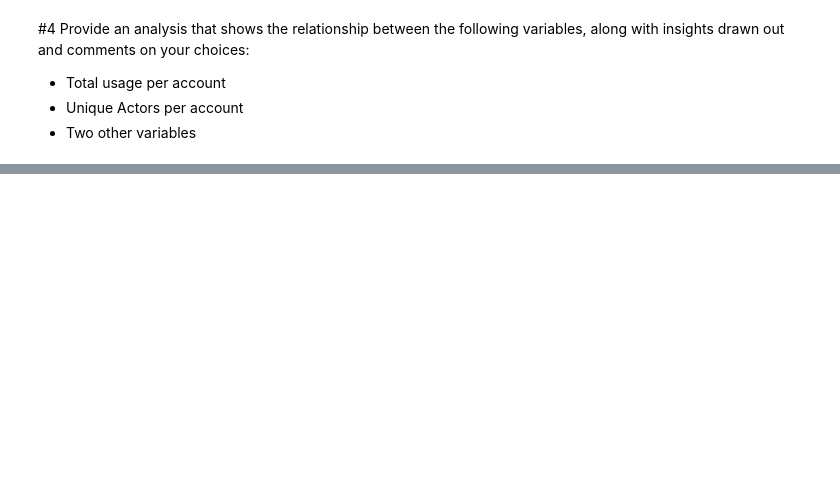
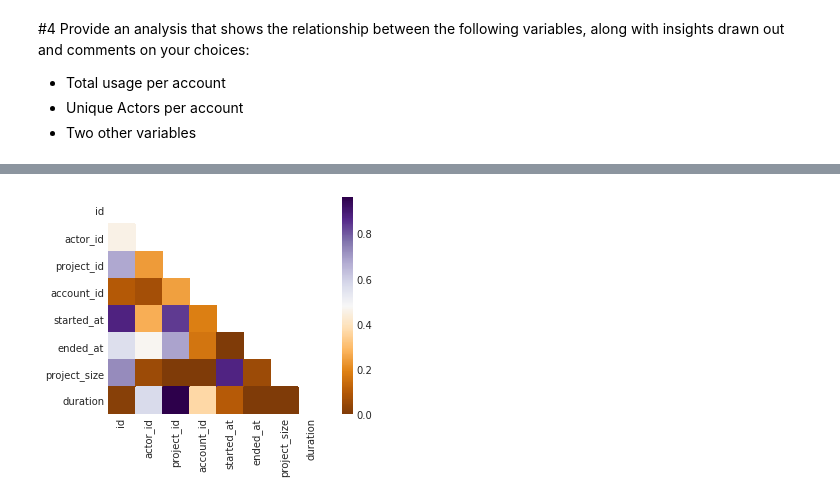
Before and after one commit to kchebs/we_rate_dogs_twitter_Python, a Jupyter notebook: Main.ipynb, the cells around one changed output, grey strips where cells are left out. Saved outputs shown, nothing was run; the diff lists cells and outputs as text; code cells hidden in the pictures; blank space fills up the shorter version.

```diff
--- a/Main.ipynb
+++ b/Main.ipynb
@@ -105,12 +146,14 @@ A value is trying to be set on a copy of a slice from a DataFrame
 See the caveats in the documentation: http://pandas.pydata.org/pandas-docs/stable/indexing.html#indexing-view-versus-copy
   """
 # %%
-# Calculate time_of_usage
+# Calculate duration of each build
 
 calc = small.apply(lambda row: row['ended_at'] - row['started_at'], axis = 1)
 
-small['time_of_usage'] = calc
+small['duration'] = calc
+
+small = small[pd.notnull(small['duration'])]
 
 # Check / Test
-small
+small.tail()
 # %% [output]
@@ -180,7 +366,6 @@ A t-test can be us
 # %%
 rho, pval = stats.spearmanr(small)
 
-pvals = pd.DataFrame(pval)
-#pvals = pvals.rename(index={0: 'outlook',1: 'net_income',2: 'ft_employee',3: 'div_yield',4: 'five_year',5: 'ten_year',6: 'alcohol',7: 'gambling',8: 'tobacco',9: 'controversial_weapons',10: 'small_arms',11: 'military_contracting',12: 'coal',13: 'dont_use',14: 'dont_trust',15: 'assets',16: 'market_value',17: 'revenue',18: 'net_per_emp'})
-#round(pvals, 3)
-pval
+pvals = pd.DataFrame(pval, columns=['id','actor_id','project_id','account_id','started_at','ended_at','project_size','duration'])
+pvals = pvals.rename(index={0: 'id',1: 'actor_id',2: 'project_id',3: 'account_id',4: 'started_at',5: 'ended_at',6: 'project_size',7: 'duration'})
+round(pvals, 3)
@@ -186,0 +382,7 @@ pval
+# %%
+mask = np.zeros_like(pvals)
+mask[np.triu_indices_from(mask)] = True
+with sns.axes_style("white"):
+    p2 = sns.heatmap(pvals, mask=mask, square=True, cmap="PuOr")
+# %% [output]
+[figure, added]
```
Also changed, not shown: parts of 41 cells of this notebook.
